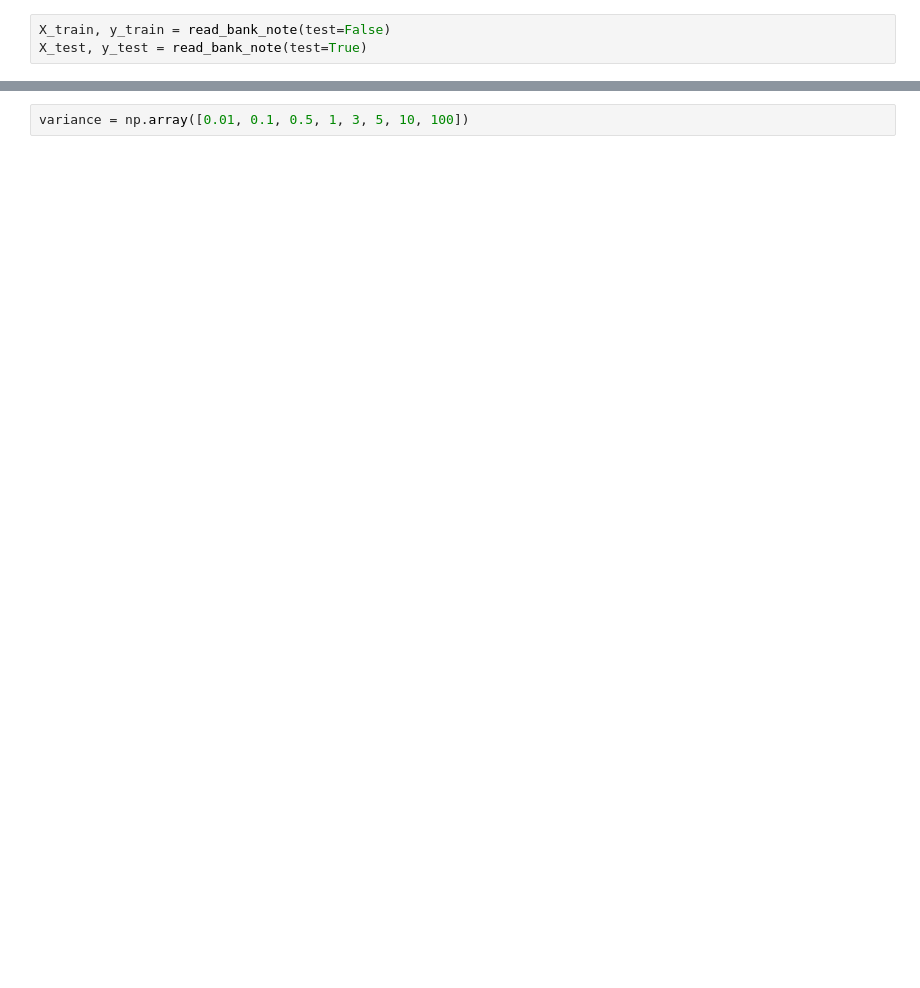
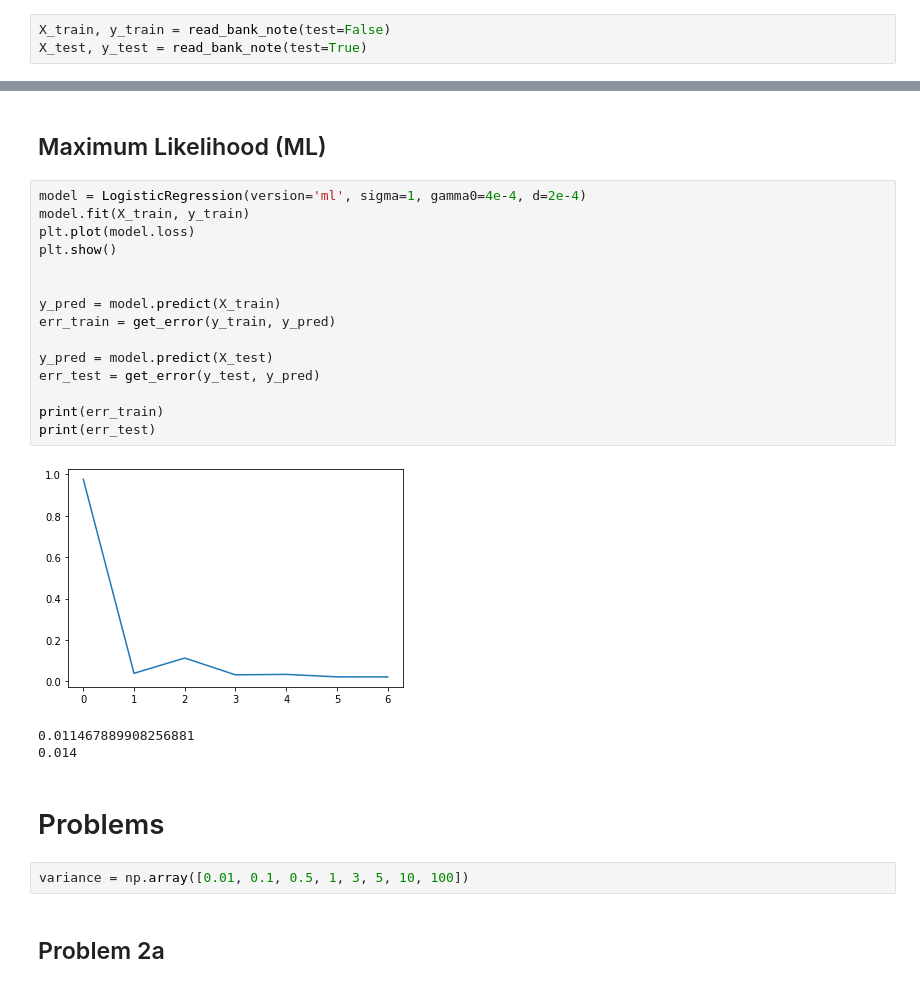
Before and after one commit to sievertsm/ML_CS6350, a Jupyter notebook: LogisticRegression/logistic_regression_notebook.ipynb, the cells around one changed output, grey strips where cells are left out. Saved outputs shown, nothing was run; the diff lists cells and outputs as text; blank space fills up the shorter version.

```diff
--- a/LogisticRegression/logistic_regression_notebook.ipynb
+++ b/LogisticRegression/logistic_regression_notebook.ipynb
@@ -12,3 +36,28 @@ X_test, y_test = read_bank_note(test=True)
+# %% [markdown]
+## Maximum Likelihood (ML)
+# %%
+model = LogisticRegression(version='ml', sigma=1, gamma0=4e-4, d=2e-4)
+model.fit(X_train, y_train)
+plt.plot(model.loss)
+plt.show()
+
+
+y_pred = model.predict(X_train)
+err_train = get_error(y_train, y_pred)
+
+y_pred = model.predict(X_test)
+err_test = get_error(y_test, y_pred)
+
+print(err_train)
+print(err_test)
+# %% [output]
+[figure, added]
+0.011467889908256881
+0.014
+# %% [markdown]
+# Problems
 # %%
 variance = np.array([0.01, 0.1, 0.5, 1, 3, 5, 10, 100])
+# %% [markdown]
+## Problem 2a
 # %%
```
Also changed, not shown: parts of 8 cells of this notebook, 1 other file.
